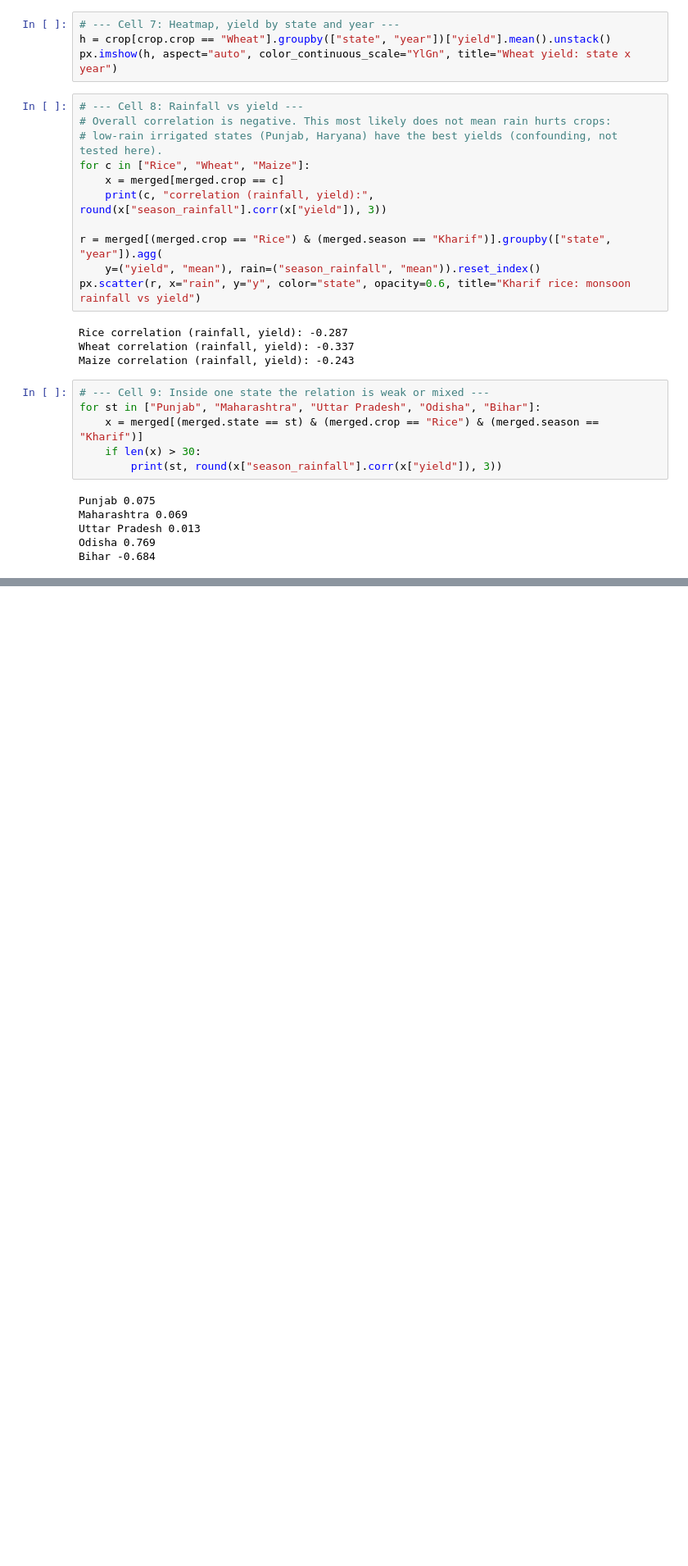
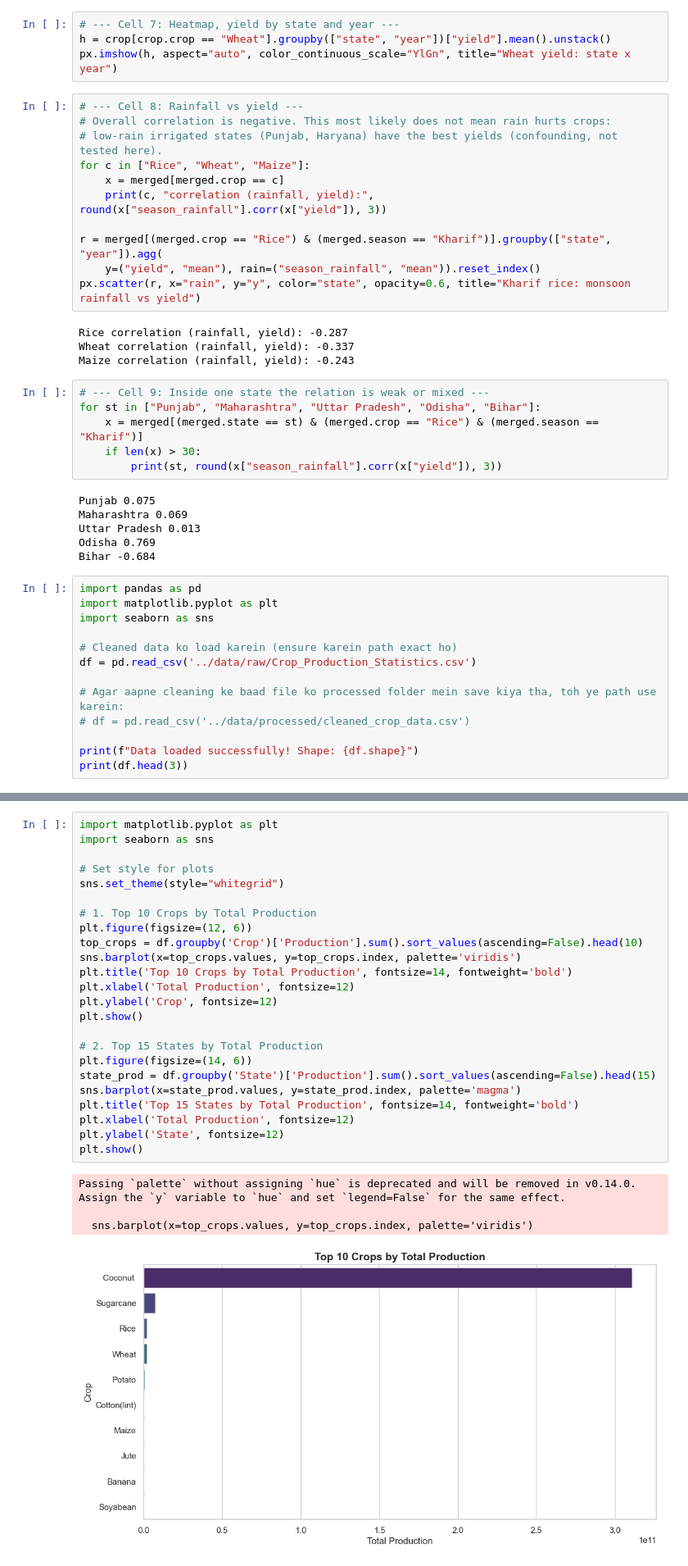
Before and after one commit to Deepanshi432/Smart-Agriculture-Crop-Yield-Market-Intelligence-System, a Jupyter notebook: data-analytics/notebooks/02_eda.ipynb, the cells around one changed output, grey strips where cells are left out. Shown at 82% size. Saved outputs shown, nothing was run; the diff lists cells and outputs as text; blank space fills up the shorter version.

```diff
--- a/data-analytics/notebooks/02_eda.ipynb
+++ b/data-analytics/notebooks/02_eda.ipynb
@@ -87,3 +246,16 @@ Maharashtra 0.069
 Uttar Pradesh 0.013
 Odisha 0.769
 Bihar -0.684
+# %%
+import pandas as pd
+import matplotlib.pyplot as plt
+import seaborn as sns
+
+# Cleaned data ko load karein (ensure karein path exact ho)
+df = pd.read_csv('../data/raw/Crop_Production_Statistics.csv')
+
+# Agar aapne cleaning ke baad file ko processed folder mein save kiya tha, toh ye path use karein:
+# df = pd.read_csv('../data/processed/cleaned_crop_data.csv')
+
+print(f"Data loaded successfully! Shape: {df.shape}")
+print(df.head(3))
@@ -89,0 +273,29 @@ Bihar -0.684
+# %%
+import matplotlib.pyplot as plt
+import seaborn as sns
+
+# Set style for plots
+sns.set_theme(style="whitegrid")
+
+# 1. Top 10 Crops by Total Production
+plt.figure(figsize=(12, 6))
+top_crops = df.groupby('Crop')['Production'].sum().sort_values(ascending=False).head(10)
+sns.barplot(x=top_crops.values, y=top_crops.index, palette='viridis')
+plt.title('Top 10 Crops by Total Production', fontsize=14, fontweight='bold')
+plt.xlabel('Total Production', fontsize=12)
+plt.ylabel('Crop', fontsize=12)
+plt.show()
+
+# 2. Top 15 States by Total Production
+plt.figure(figsize=(14, 6))
+state_prod = df.groupby('State')['Production'].sum().sort_values(ascending=False).head(15)
+sns.barplot(x=state_prod.values, y=state_prod.index, palette='magma')
+plt.title('Top 15 States by Total Production', fontsize=14, fontweight='bold')
+plt.xlabel('Total Production', fontsize=12)
+plt.ylabel('State', fontsize=12)
+plt.show()
+# %% [output]
+Passing `palette` without assigning `hue` is deprecated and will be removed in v0.14.0. Assign the `y` variable to `hue` and set `legend=False` for the same effect.
+
+  sns.barplot(x=top_crops.values, y=top_crops.index, palette='viridis')
+[figure, added]
```
Also changed, not shown: parts of 9 cells of this notebook, 8 other files.
